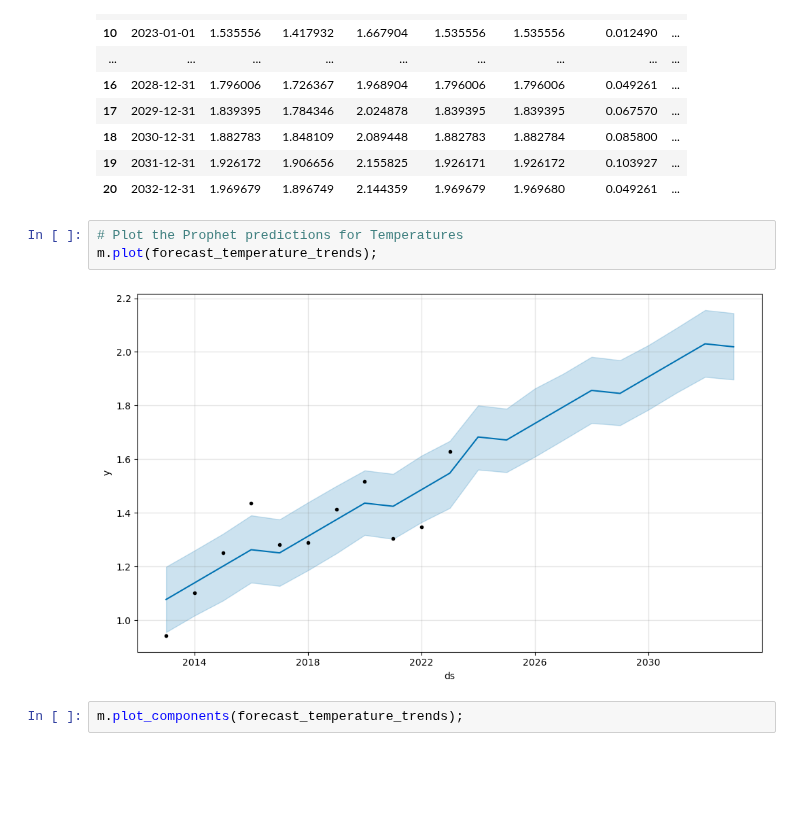
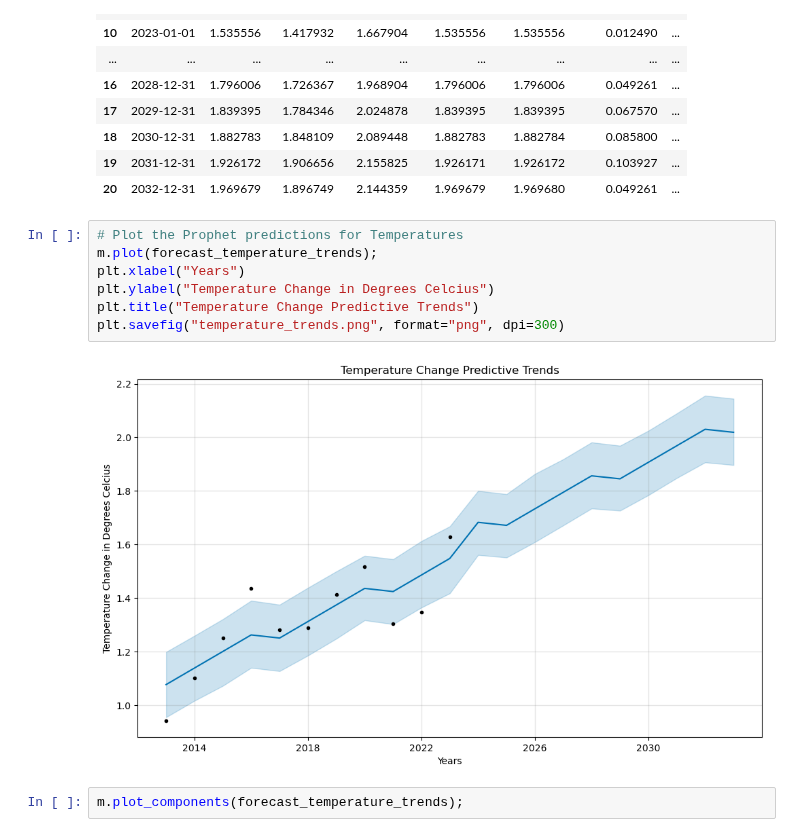
Before and after one commit to LaserLon/EDA, a Jupyter notebook: Chelsey/EDA_2.ipynb, the cells around one changed output. Drawn from its saved outputs; the diff is of its cells as text; blank space fills up the shorter version.

```diff
--- a/Chelsey/EDA_2.ipynb
+++ b/Chelsey/EDA_2.ipynb
@@ -529,8 +529,12 @@ forecast_temperature_trends.tail(20)
 # %%
 # Plot the Prophet predictions for Temperatures
 m.plot(forecast_temperature_trends);
+plt.xlabel("Years")
+plt.ylabel("Temperature Change in Degrees Celcius")
+plt.title("Temperature Change Predictive Trends")
+plt.savefig("temperature_trends.png", format="png", dpi=300)
 # %% [output]
-[figure, old version]
+[figure, new version]
 # %%
 m.plot_components(forecast_temperature_trends);
 # %% [output]
```
Also changed, not shown: parts of 2 cells of this notebook, 3 other files.
